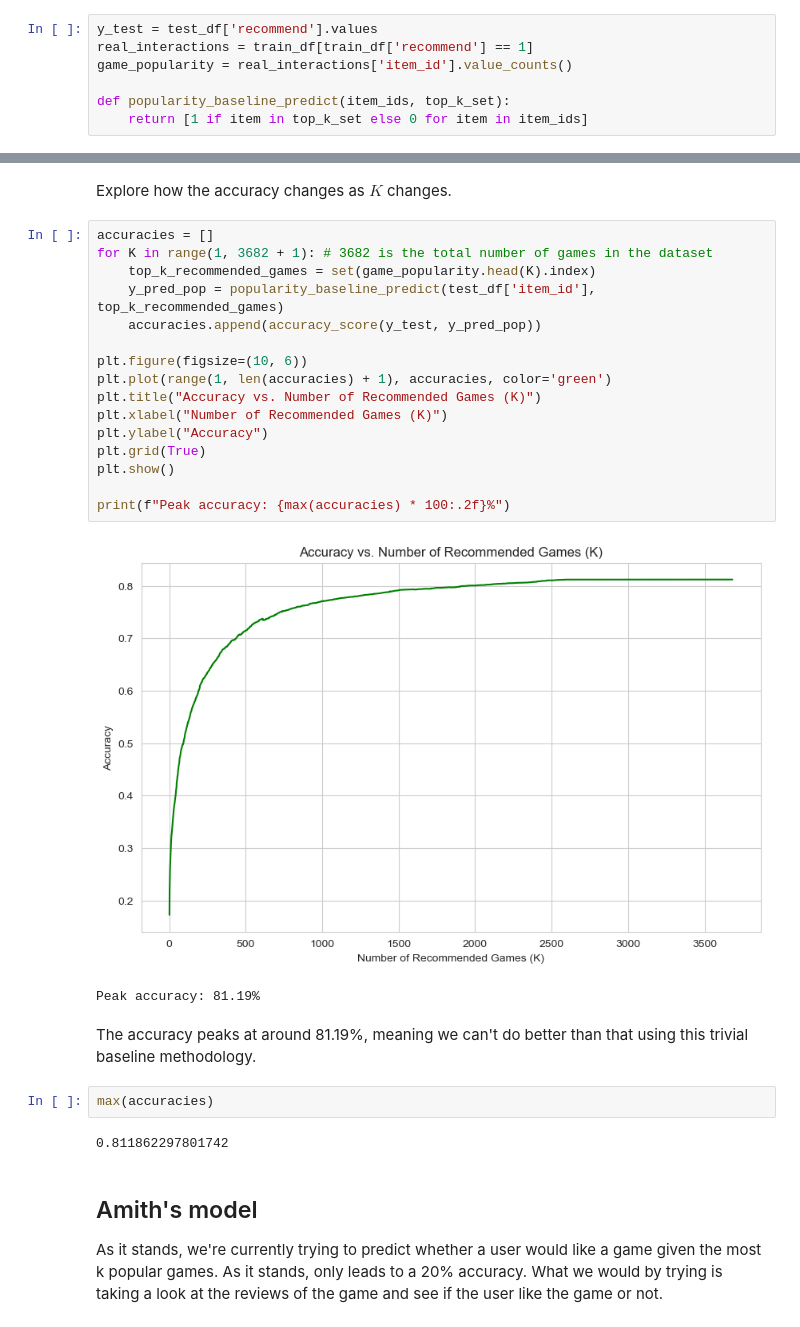
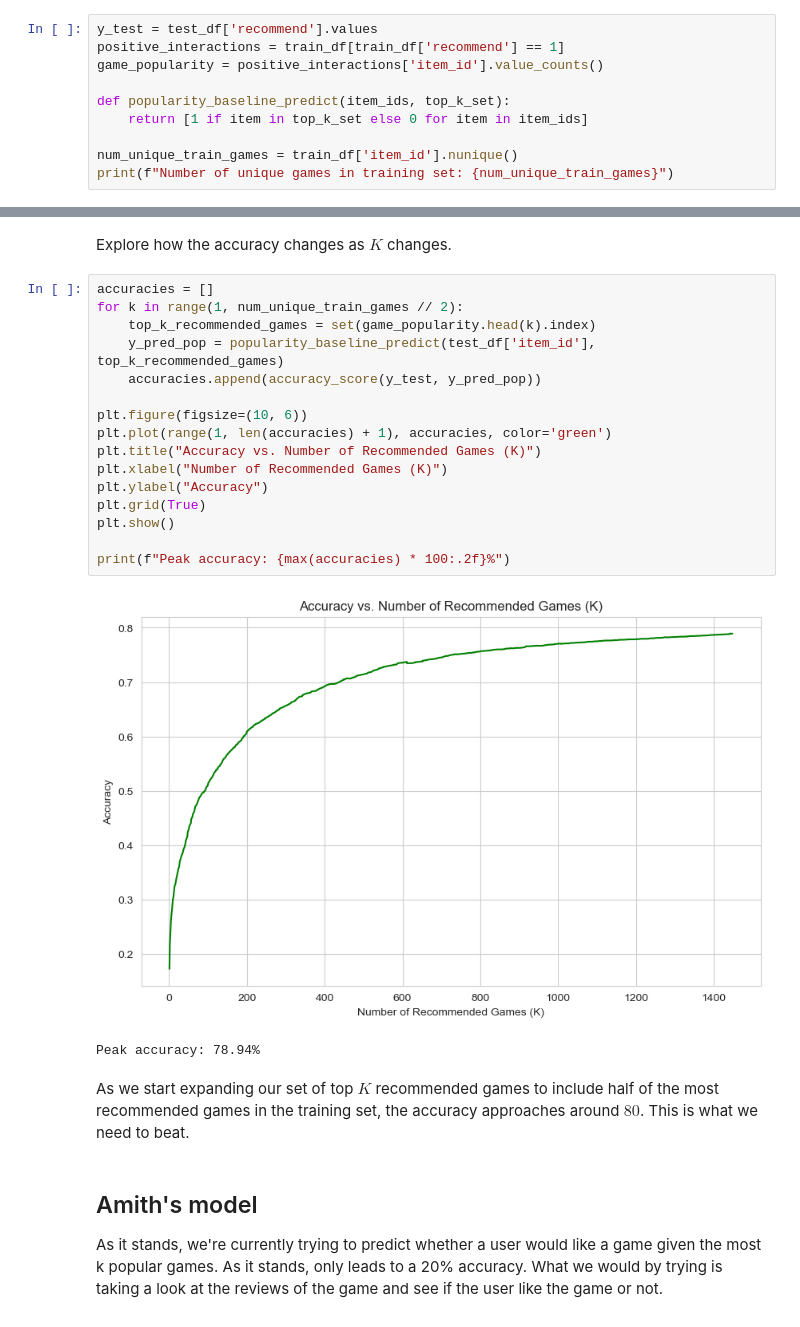
Before and after one commit to SirJishesALot/CSE-258-Steam-Review-Project, a Jupyter notebook: assignment2.ipynb, the cells around one changed output, grey strips where cells are left out. Cells and saved outputs as stored; diff of their text form.

Commit message:
baseline analysis

```diff
--- a/assignment2.ipynb
+++ b/assignment2.ipynb
@@ -177,8 +177,11 @@ Total Users:       25458
 Calculate the top $K$ most recommended games. For each user, if the game they interacted with is in the top $K$ recommended games, predict recommend.
 # %%
 y_test = test_df['recommend'].values
-real_interactions = train_df[train_df['recommend'] == 1]
-game_popularity = real_interactions['item_id'].value_counts()
+positive_interactions = train_df[train_df['recommend'] == 1]
+game_popularity = positive_interactions['item_id'].value_counts()
 
 def popularity_baseline_predict(item_ids, top_k_set):
     return [1 if item in top_k_set else 0 for item in item_ids]
+
+num_unique_train_games = train_df['item_id'].nunique()
+print(f"Number of unique games in training set: {num_unique_train_games}")
@@ -207,29 +212,25 @@ weighted avg       0.77      0.30      0.32     12055
 Explore how the accuracy changes as $K$ changes.
 # %%
 accuracies = []
-for K in range(1, 3682 + 1): # 3682 is the total number of games in the dataset
-    top_k_recommended_games = set(game_popularity.head(K).index)
+for k in range(1, num_unique_train_games // 2):
+    top_k_recommended_games = set(game_popularity.head(k).index)
     y_pred_pop = popularity_baseline_predict(test_df['item_id'], top_k_recommended_games)
     accuracies.append(accuracy_score(y_test, y_pred_pop))
 
 plt.figure(figsize=(10, 6))
 plt.plot(range(1, len(accuracies) + 1), accuracies, color='green')
 plt.title("Accuracy vs. Number of Recommended Games (K)")
 plt.xlabel("Number of Recommended Games (K)")
 plt.ylabel("Accuracy")
 plt.grid(True)
 plt.show()
 
 print(f"Peak accuracy: {max(accuracies) * 100:.2f}%")
 # %% [output]
-[figure, old version]
+[figure, new version]
-Peak accuracy: 81.19%
+Peak accuracy: 78.94%
 # %% [markdown]
-The accuracy peaks at around 81.19%, meaning we can't do better than that using this trivial baseline methodology.
+As we start expanding our set of top $K$ recommended games to include half of the most recommended games in the training set, the accuracy approaches around $80%$. This is what we need to beat.
-# %%
-max(accuracies)
-# %% [output]
-0.811862297801742
 # %% [markdown]
 ## Amith's model
 
```
Also changed, not shown: parts of 1 cell of this notebook.
